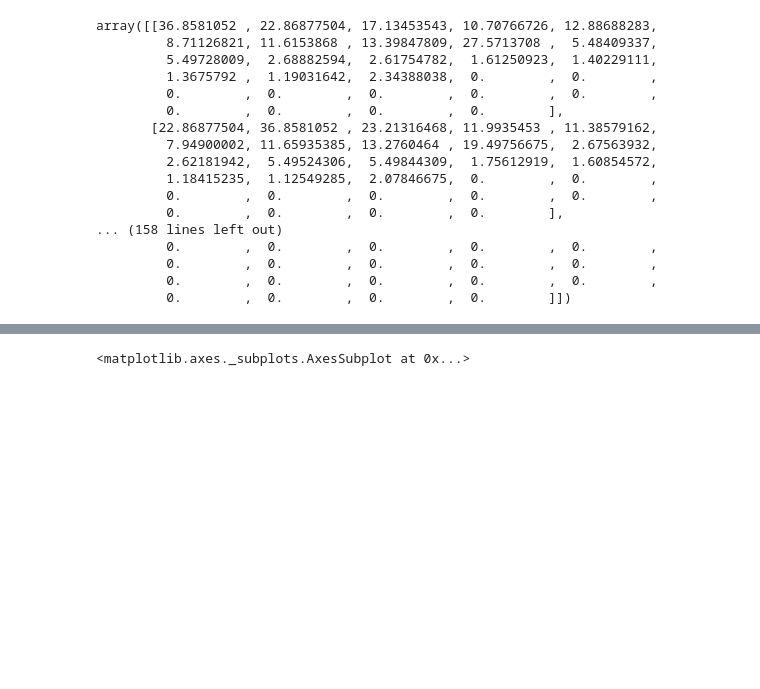
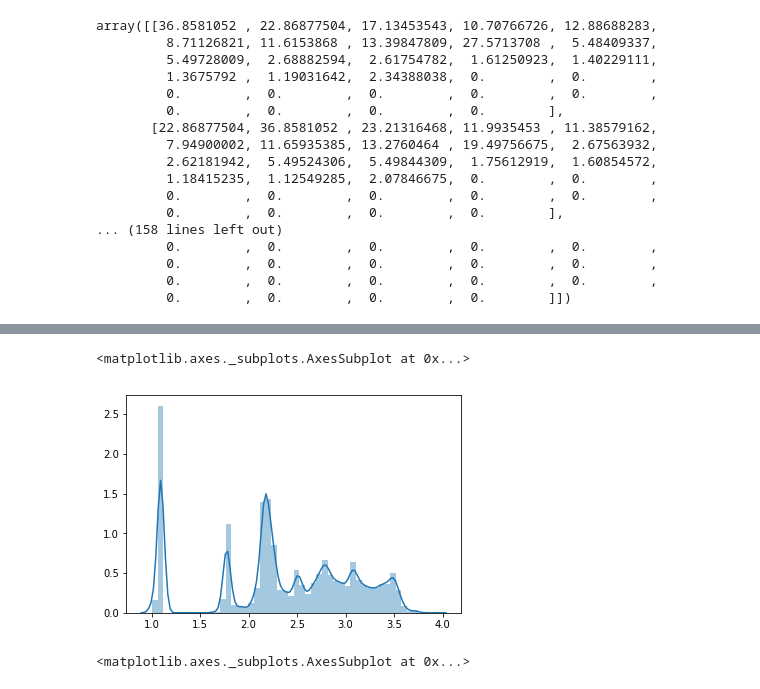
Before and after one commit to miguel-rita/remote-five, a Jupyter notebook: notebooks/EDA.ipynb, the cells around one changed output, grey strips where cells are left out. Cells and saved outputs as stored; diff of their text form; code cells hidden in the pictures; blank space fills up the shorter version.

```diff
--- a/notebooks/EDA.ipynb
+++ b/notebooks/EDA.ipynb
@@ -138,6 +115,6 @@ array([[36.8581052 , 22.86877504, 17.13453543, 10.70766726, 12.88688283,
          0.        ,  0.        ,  0.        ,  0.        ,  0.        ,
          0.        ,  0.        ,  0.        ,  0.        ]])
 # %%
-tfs = pd.read_hdf('../features/cm_unsorted_maxterms_5_train.h5')
-tfs.head()
+dists = pd.read_hdf('../features/simple_distance_train.h5')
+sns.distplot(dists)
 # %% [output]
@@ -150,3 +121,5 @@ tfs.head()
+<matplotlib.axes._subplots.AxesSubplot at 0x...>
+[figure, added]
 # %%
 sns.distplot(tfs.values[:,4])
 # %% [output]
```
Also changed, not shown: parts of 10 cells of this notebook, 4 other files.
